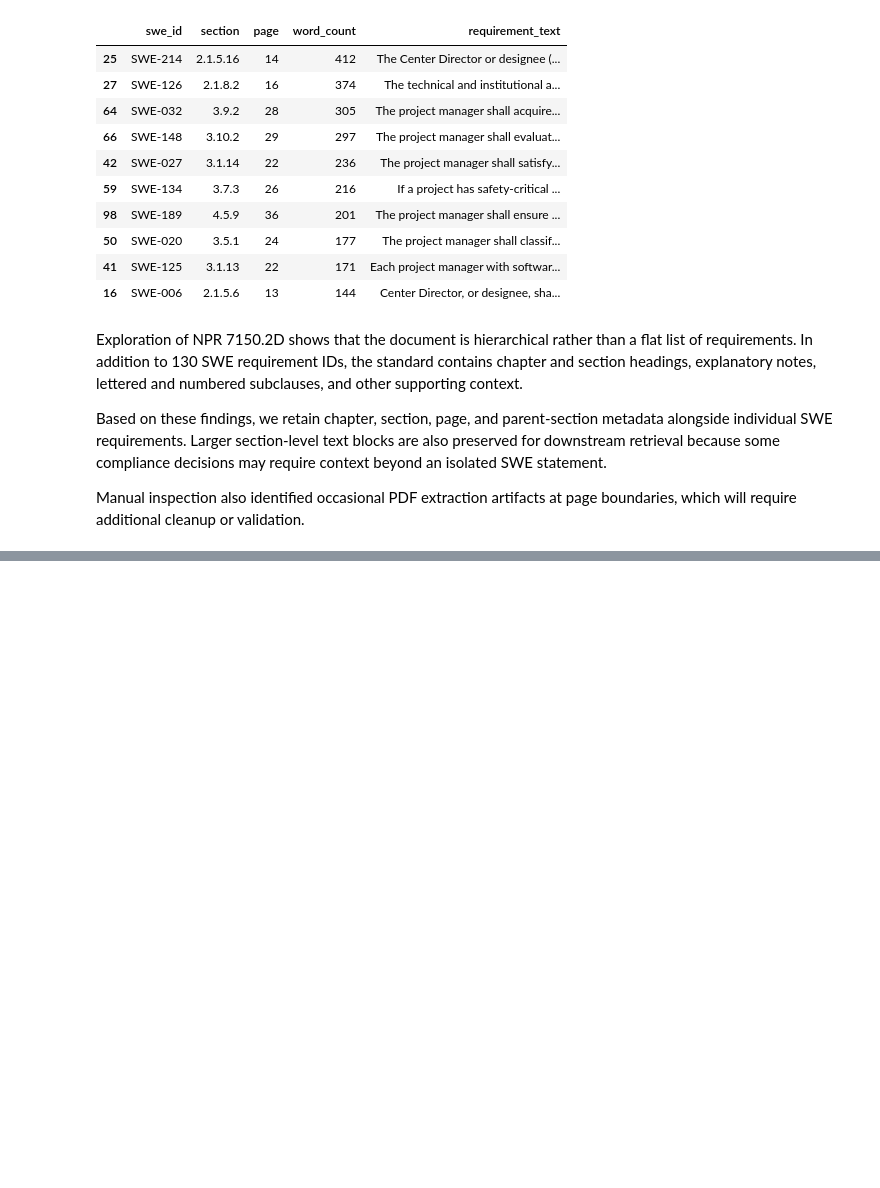
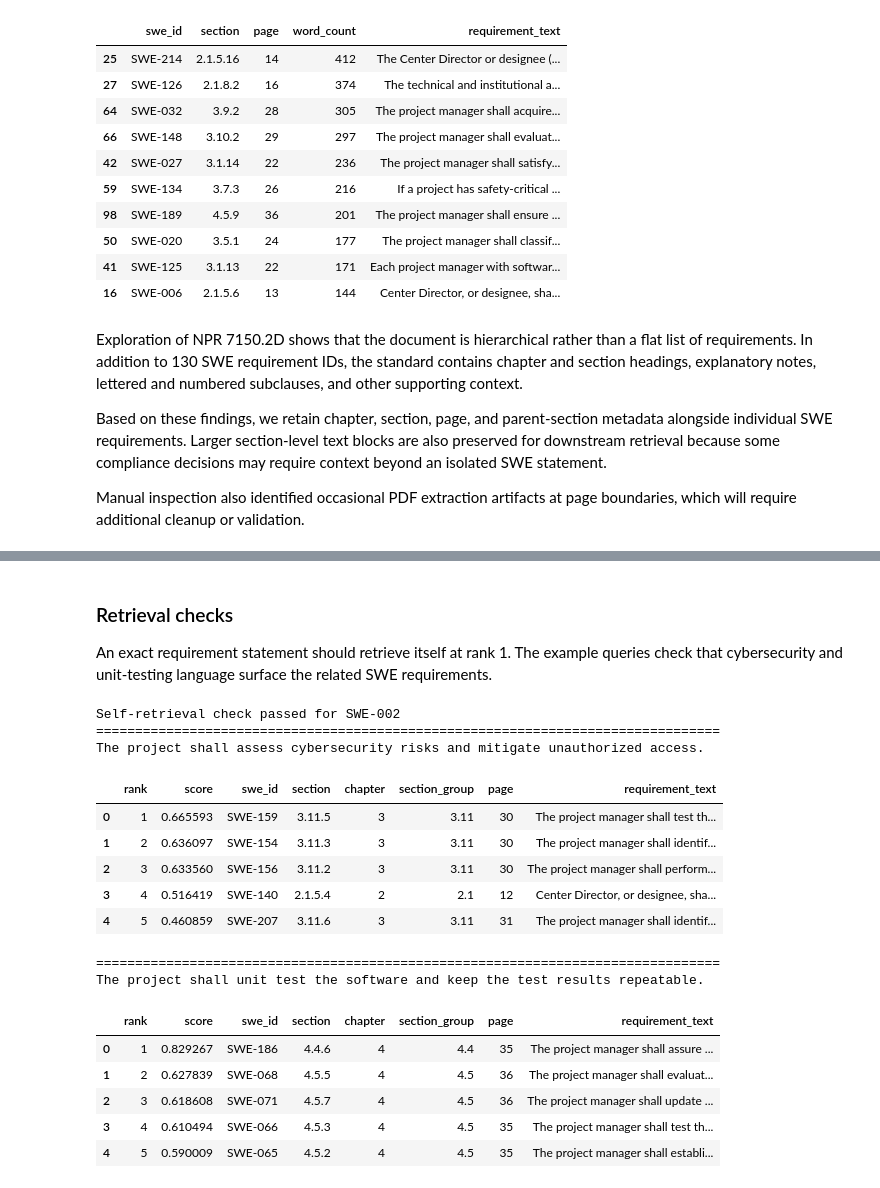
Before and after one commit to Break-Through-Tech/Aerospace-1C-compliance-copilot, a Jupyter notebook: notebooks/Compliance_Copilot_Development.ipynb, the cells around one changed output, grey strips where cells are left out. Drawn from its saved outputs; the diff is of its cells as text; code cells hidden in the pictures; blank space fills up the shorter version.

Commit message:
Add FAISS vector index and semantic retrieval

```diff
--- a/notebooks/Compliance_Copilot_Development.ipynb
+++ b/notebooks/Compliance_Copilot_Development.ipynb
@@ -56,0 +1,26 @@ Loaded 89 pages
+# %%
+import re
+from pathlib import Path
+from types import SimpleNamespace
+
+import pandas as pd
+from pypdf import PdfReader
+
+candidates = [
+    Path("data/npr-7150-2d.pdf"),
+    Path("../data/npr-7150-2d.pdf"),
+]
+pdf_path = next((path for path in candidates if path.exists()), None)
+if pdf_path is None:
+    raise FileNotFoundError(
+        "Could not find data/npr-7150-2d.pdf. Run this notebook from the "
+        "repository root or from the notebooks folder."
+    )
+
+reader = PdfReader(str(pdf_path))
+pages = [
+    SimpleNamespace(page_content=page.extract_text() or "")
+    for page in reader.pages
+]
+
+print(f"Loaded {len(pages)} pages from {pdf_path.resolve()}")
@@ -528,0 +633,43 @@ boundaries, which will require additional cleanup or validation.
+# %% [markdown]
+### Retrieval checks
+
+An exact requirement statement should retrieve itself at rank 1. The example
+queries check that cybersecurity and unit-testing language surface the related
+SWE requirements.
+# %%
+sample = index_df.iloc[0]
+self_hit = retrieve_requirements(sample["requirement_text"], k=1)
+if self_hit.loc[0, "swe_id"] != sample["swe_id"]:
+    raise AssertionError(
+        f"Expected {sample['swe_id']} to retrieve itself, "
+        f"got {self_hit.loc[0, 'swe_id']}"
+    )
+print(f"Self-retrieval check passed for {sample['swe_id']}")
+
+queries = [
+    "The project shall assess cybersecurity risks and mitigate unauthorized access.",
+    "The project shall unit test the software and keep the test results repeatable.",
+]
+
+for query in queries:
+    print("=" * 80)
+    print(query)
+    display(retrieve_requirements(query, k=5))
+# %% [output]
+Self-retrieval check passed for SWE-002
+================================================================================
+The project shall assess cybersecurity risks and mitigate unauthorized access.
+|  | rank | score | swe_id | section | chapter | section_group | page | requirement_text |
+| 0 | 1 | 0.665593 | SWE-159 | 3.11.5 | 3 | 3.11 | 30 | The project manager shall test th... |
+| 1 | 2 | 0.636097 | SWE-154 | 3.11.3 | 3 | 3.11 | 30 | The project manager shall identif... |
+| 2 | 3 | 0.633560 | SWE-156 | 3.11.2 | 3 | 3.11 | 30 | The project manager shall perform... |
+| 3 | 4 | 0.516419 | SWE-140 | 2.1.5.4 | 2 | 2.1 | 12 | Center Director, or designee, sha... |
+| 4 | 5 | 0.460859 | SWE-207 | 3.11.6 | 3 | 3.11 | 31 | The project manager shall identif... |
+================================================================================
+The project shall unit test the software and keep the test results repeatable.
+|  | rank | score | swe_id | section | chapter | section_group | page | requirement_text |
+| 0 | 1 | 0.829267 | SWE-186 | 4.4.6 | 4 | 4.4 | 35 | The project manager shall assure ... |
+| 1 | 2 | 0.627839 | SWE-068 | 4.5.5 | 4 | 4.5 | 36 | The project manager shall evaluat... |
+| 2 | 3 | 0.618608 | SWE-071 | 4.5.7 | 4 | 4.5 | 36 | The project manager shall update ... |
+| 3 | 4 | 0.610494 | SWE-066 | 4.5.3 | 4 | 4.5 | 35 | The project manager shall test th... |
+| 4 | 5 | 0.590009 | SWE-065 | 4.5.2 | 4 | 4.5 | 35 | The project manager shall establi... |
```
Also changed, not shown: parts of 14 cells of this notebook.
